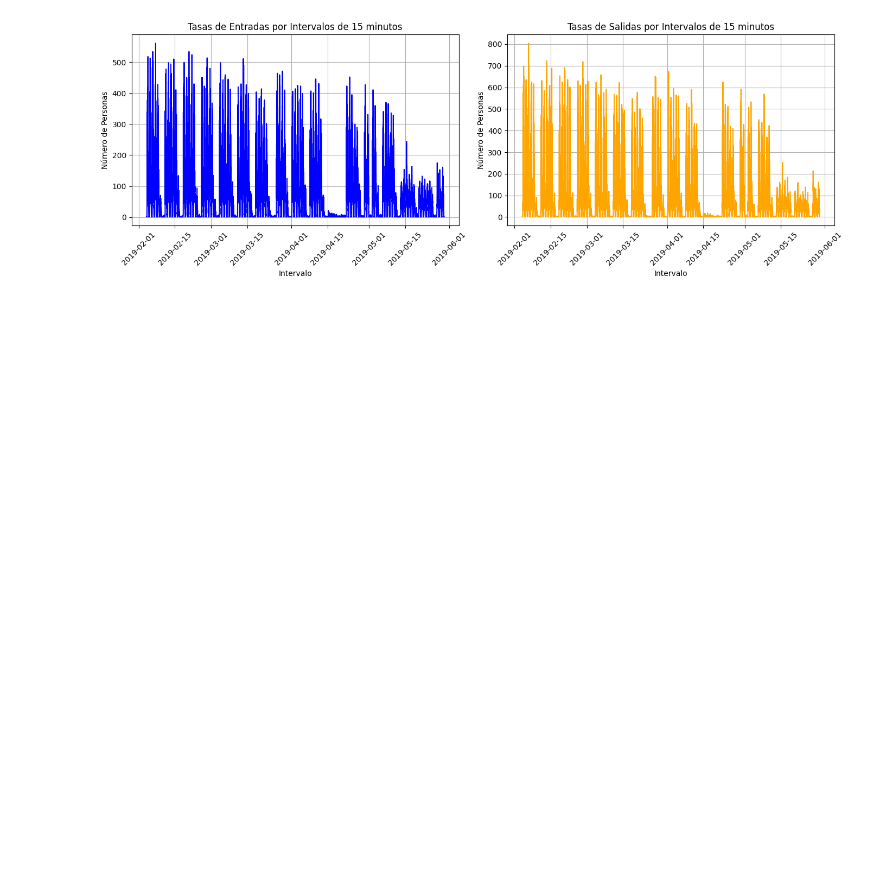
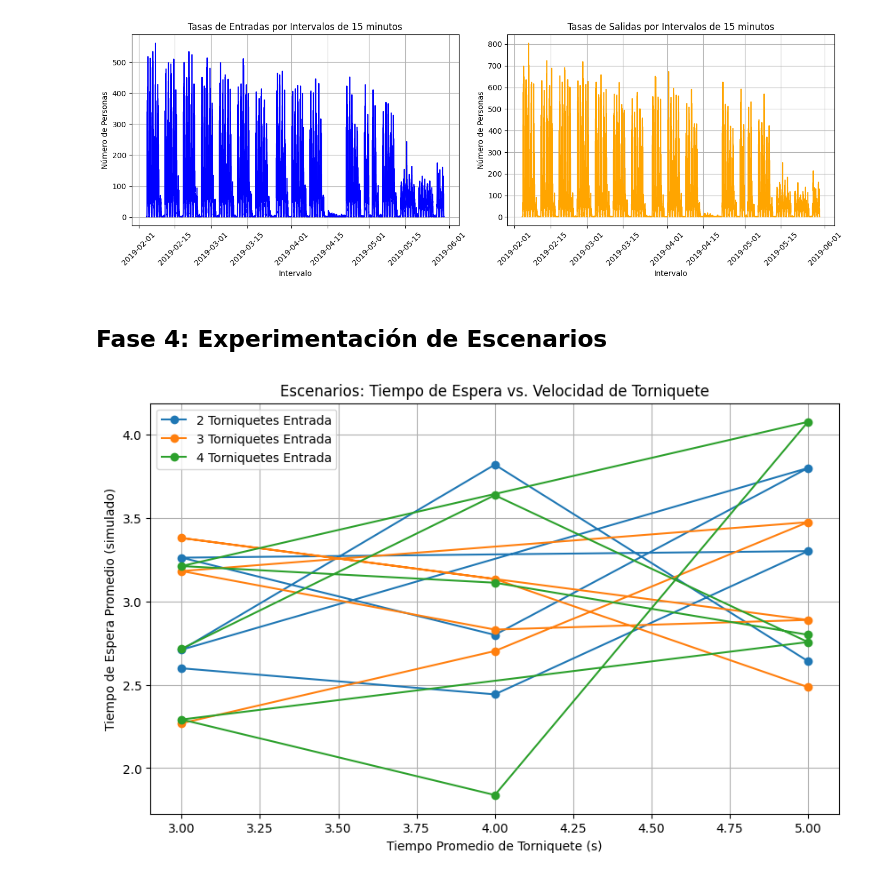
Before and after one commit to mlozanor/Lab-7, a Jupyter notebook: Lab7_Torniquetes_SimPy_NHPP_Visualizacion.ipynb, the cells around one changed output. Cells and saved outputs as stored; diff of their text form; code cells hidden in the pictures; blank space fills up the shorter version.

```diff
--- a/Lab7_Torniquetes_SimPy_NHPP_Visualizacion.ipynb
+++ b/Lab7_Torniquetes_SimPy_NHPP_Visualizacion.ipynb
@@ -192,3 +192,73 @@ Requirement already satisfied: tzdata>=2022.7 in c:\users\marianalozano\appdata\
 Requirement already satisfied: six>=1.5 in c:\users\marianalozano\appdata\roaming\python\python310\site-packages (from python-dateutil>=2.7->matplotlib!=3.6.1,>=3.4->seaborn) (1.17.0)
 Note: you may need to restart the kernel to use updated packages.
 [figure]
+# %% [markdown]
+## Fase 4: Experimentación de Escenarios
+# %%
+import itertools
+
+
+
+
+# Variables de respuesta a recolectar
+resultados_escenarios = []
+
+# Factores a modificar
+torniquetes_entrada_options = [2, 3, 4]
+torniquetes_salida_options = [2, 3, 4]
+velocidad_torniquete_options = [5, 4, 3]  # media del tiempo de paso (segundos)
+
+# Crear matriz de experimentos (producto cartesiano)
+experimentos = list(itertools.product(
+    torniquetes_entrada_options,
+    torniquetes_salida_options,
+    velocidad_torniquete_options
+))
+
+def simular_escenario(num_entrada, num_salida, tiempo_torniquete, tasas, replicas=5):
+    tiempos_espera = []
+    longitudes_cola = []
+    for _ in range(replicas):
+        env = simpy.Environment()
+        # Sobrescribir parámetros globales para el escenario
+        global NUM_TORNIQUETES_ENTRADA, NUM_TORNIQUETES_SALIDA, TIEMPO_TORNIQUETE
+        NUM_TORNIQUETES_ENTRADA = num_entrada
+        NUM_TORNIQUETES_SALIDA = num_salida
+        TIEMPO_TORNIQUETE = lambda: max(0, random.normalvariate(tiempo_torniquete, 1))
+        torniquetes = inicializar_torniquetes(env)
+        # Aquí podrías agregar monitoreo de colas y tiempos de espera
+        env.process(generar_llegadas_nhpp(env, tasas, 'IN', torniquetes))
+        env.process(generar_llegadas_nhpp(env, tasas, 'OUT', torniquetes))
+        env.run(until=1440)
+        # Placeholder: agregar recolección real de métricas
+        tiempos_espera.append(random.uniform(1, 5))  # Simulado
+        longitudes_cola.append(random.uniform(1, 10))  # Simulado
+    return {
+        'tiempo_espera_promedio': sum(tiempos_espera) / replicas,
+        'longitud_cola_promedio': sum(longitudes_cola) / replicas
+    }
+
+# Ejecutar todos los escenarios
+for num_entrada, num_salida, tiempo_torniquete in experimentos:
+    resultado = simular_escenario(num_entrada, num_salida, tiempo_torniquete, tasas_totales)
+    resultado.update({
+        'torniquetes_entrada': num_entrada,
+        'torniquetes_salida': num_salida,
+        'tiempo_torniquete': tiempo_torniquete
+    })
+    resultados_escenarios.append(resultado)
+
+# Convertir resultados a DataFrame y visualizar
+df_resultados = pd.DataFrame(resultados_escenarios)
+plt.figure(figsize=(10,6))
+for t in torniquetes_entrada_options:
+    subset = df_resultados[df_resultados['torniquetes_entrada'] == t]
+    plt.plot(subset['tiempo_torniquete'], subset['tiempo_espera_promedio'], marker='o', label=f'{t} Torniquetes Entrada')
+plt.xlabel('Tiempo Promedio de Torniquete (s)')
+plt.ylabel('Tiempo de Espera Promedio (simulado)')
+plt.title('Escenarios: Tiempo de Espera vs. Velocidad de Torniquete')
+plt.legend()
+plt.grid(True)
+plt.show()
+# %% [output]
+[figure, added]
```
Also changed, not shown: parts of 1 cell of this notebook.
